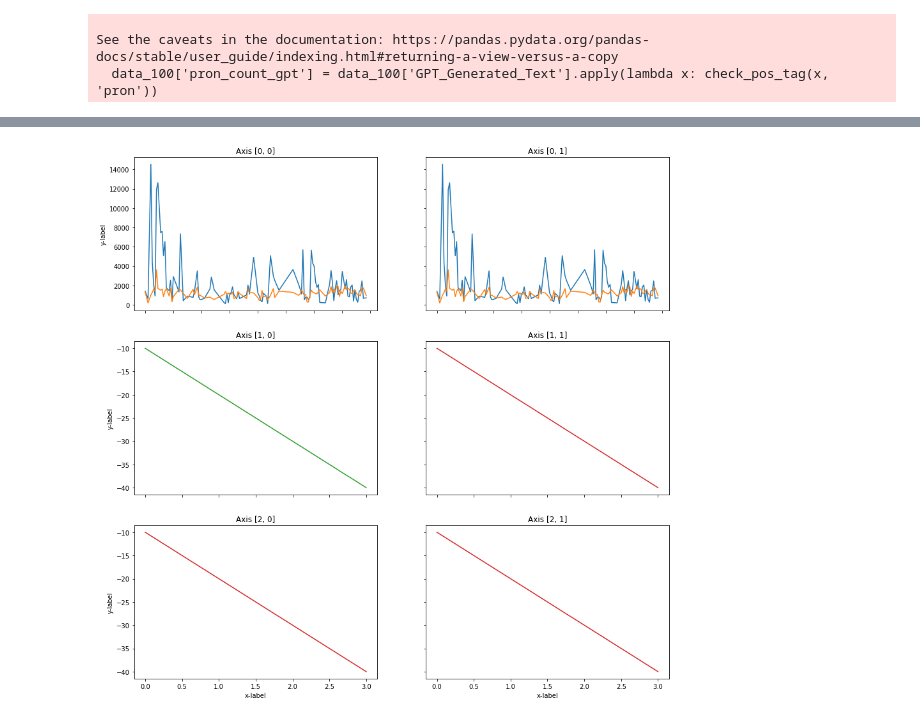
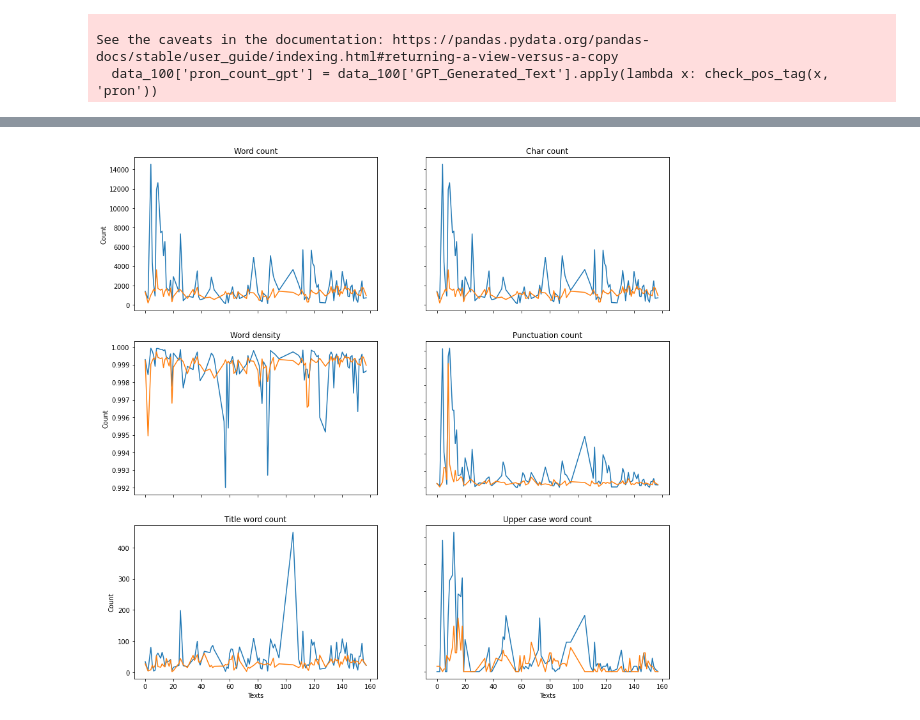
Before and after one commit to amartyahatua/AI_Generated_Text_Classfier, a Jupyter notebook: code/analysis/Exploratory data analysis.ipynb, the cells around one changed output, grey strips where cells are left out. Saved outputs shown, nothing was run; the diff lists cells and outputs as text; code cells hidden in the pictures.

```diff
--- a/code/analysis/Exploratory data analysis.ipynb
+++ b/code/analysis/Exploratory data analysis.ipynb
@@ -7,7 +7,7 @@ import matplotlib.pyplot as plt
 # %%
 def check_pos_tag(x, flag):
     cnt = 0
-    try:
+    try:E
         wiki = textblob.TextBlob(x)
         for tup in wiki.tags:
             ppo = list(tup)[1]
@@ -121,32 +92,36 @@ plt.show()
 # %%
 fig, axs = plt.subplots(3, 2, figsize=(15, 15))
 
 axs[0, 0].plot(data_100['word_count_wiki'])
 axs[0, 0].plot(data_100['word_count_gpt'])
-axs[0, 0].set_title('Axis [0, 0]')
+axs[0, 0].set_title('Word count')
 
 
 axs[0, 1].plot(data_100['char_count_wiki'])
 axs[0, 1].plot(data_100['char_count_gpt'])
-axs[0, 1].set_title('Axis [0, 1]')
+axs[0, 1].set_title('Char count')
 
-axs[1, 0].plot(x, -y, 'tab:green')
-axs[1, 0].set_title('Axis [1, 0]')
+axs[1, 0].plot(data_100['word_density_wiki'])
+axs[1, 0].plot(data_100['word_density_gpt'])
+axs[1, 0].set_title('Word density')
 
-axs[1, 1].plot(x, -y, 'tab:red')
-axs[1, 1].set_title('Axis [1, 1]')
+axs[1, 1].plot(data_100['punctuation_count_wiki'])
+axs[1, 1].plot(data_100['punctuation_count_gpt'])
+axs[1, 1].set_title('Punctuation count')
 
-axs[2, 0].plot(x, -y, 'tab:red')
-axs[2, 0].set_title('Axis [2, 0]')
+axs[2, 0].plot(data_100['title_word_count_wiki'])
+axs[2, 0].plot(data_100['title_word_count_gpt'])
+axs[2, 0].set_title('Title word count')
 
-axs[2, 1].plot(x, -y, 'tab:red')
-axs[2, 1].set_title('Axis [2, 1]')
+axs[2, 1].plot(data_100['upper_case_word_count_wiki'])
+axs[2, 1].plot(data_100['upper_case_word_count_gpt'])
+axs[2, 1].set_title('Upper case word count')
 
 for ax in axs.flat:
-    ax.set(xlabel='x-label', ylabel='y-label')
+    ax.set(xlabel='Texts', ylabel='Count')
 
 # Hide x labels and tick labels for top plots and y ticks for right plots.
 for ax in axs.flat:
     ax.label_outer()
 # %% [output]
-[figure, old version]
+[figure, new version]
```
Also changed, not shown: parts of 1 cell of this notebook.
